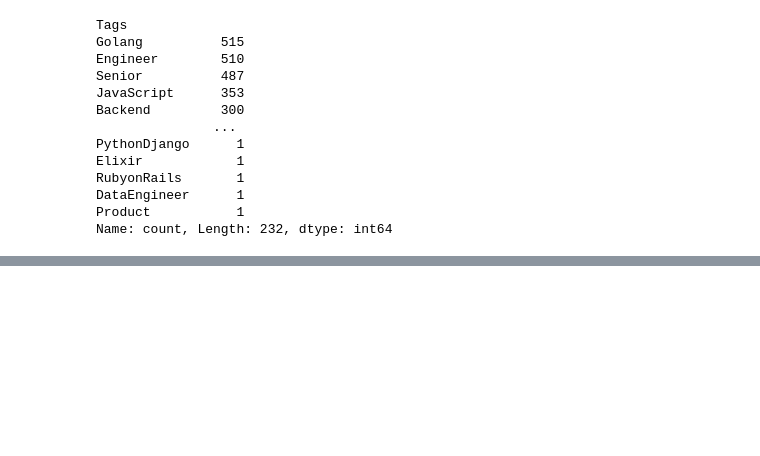
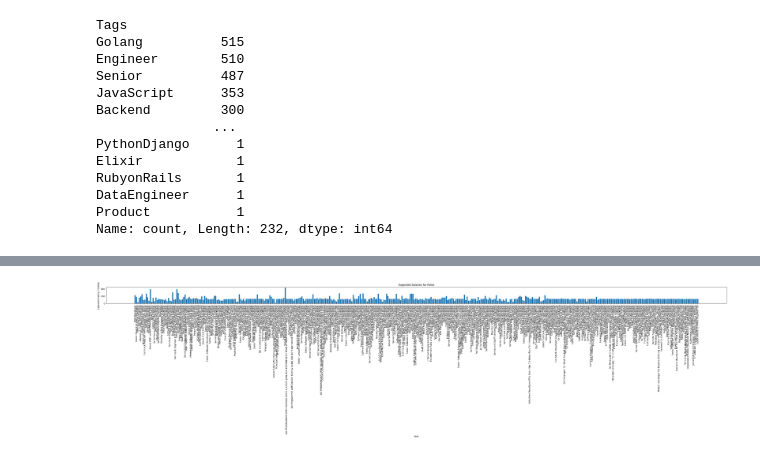
Before and after one commit to LM-74/ToolsProject, a Jupyter notebook: WebScraping.ipynb, the cells around one changed output, grey strips where cells are left out. Saved outputs shown, nothing was run; the diff lists cells and outputs as text; code cells hidden in the pictures; blank space fills up the shorter version.

```diff
--- a/WebScraping.ipynb
+++ b/WebScraping.ipynb
@@ -506,0 +573,13 @@ df
+# %%
+import matplotlib.pyplot as plt
+
+plt.figure(figsize=(40, 10))  # ⬅️ Make it very wide
+plt.bar(df['Role'], df['Expected_Salary (*1000$)'], width=0.8)  # Optional: width=bar thickness
+plt.xlabel('Role')
+plt.ylabel('Expected Salary (*1000$)')
+plt.title('Expected Salaries for Roles')
+plt.xticks(rotation=90)
+plt.tight_layout()
+plt.show()
+# %% [output]
+[figure, added]
```
Also changed, not shown: parts of 22 cells of this notebook.
